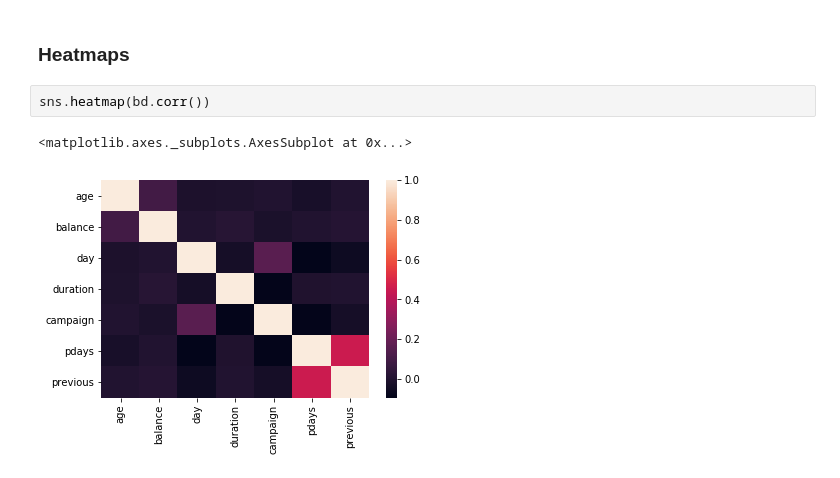
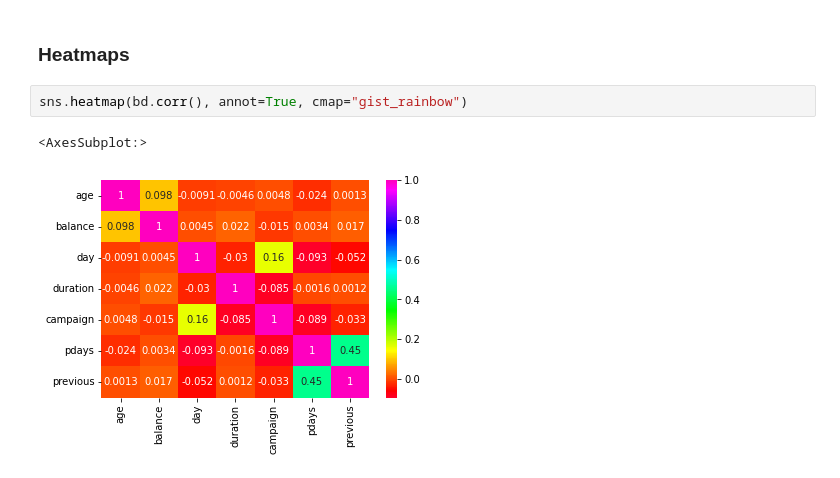
Before and after one commit to skyimager/intro-to-ml-with-python, a Jupyter notebook: src/week3/day1_intro-to-pandas.ipynb, the cells around one changed output. Saved outputs shown, nothing was run; the diff lists cells and outputs as text.

```diff
--- a/src/week3/day1_intro-to-pandas.ipynb
+++ b/src/week3/day1_intro-to-pandas.ipynb
@@ -1375,7 +1361,7 @@ sns.countplot(x="education", data=bd)
 # %% [markdown]
 ### Heatmaps
 # %%
-sns.heatmap(bd.corr())
+sns.heatmap(bd.corr(), annot=True, cmap="gist_rainbow")
 # %% [output]
-<matplotlib.axes._subplots.AxesSubplot at 0x...>
+<AxesSubplot:>
-[figure, old version]
+[figure, new version]
```
Also changed, not shown: parts of 131 cells of this notebook, 1 other file.
